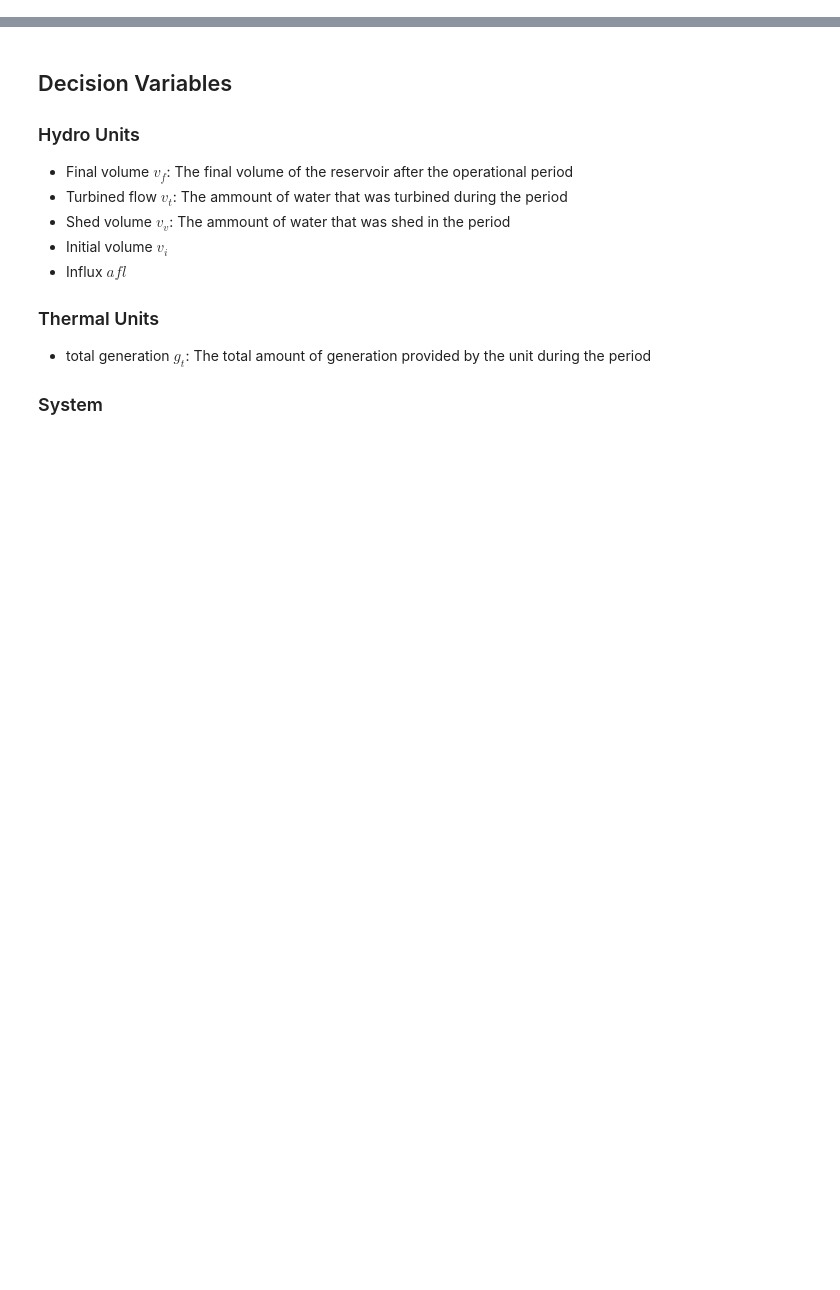
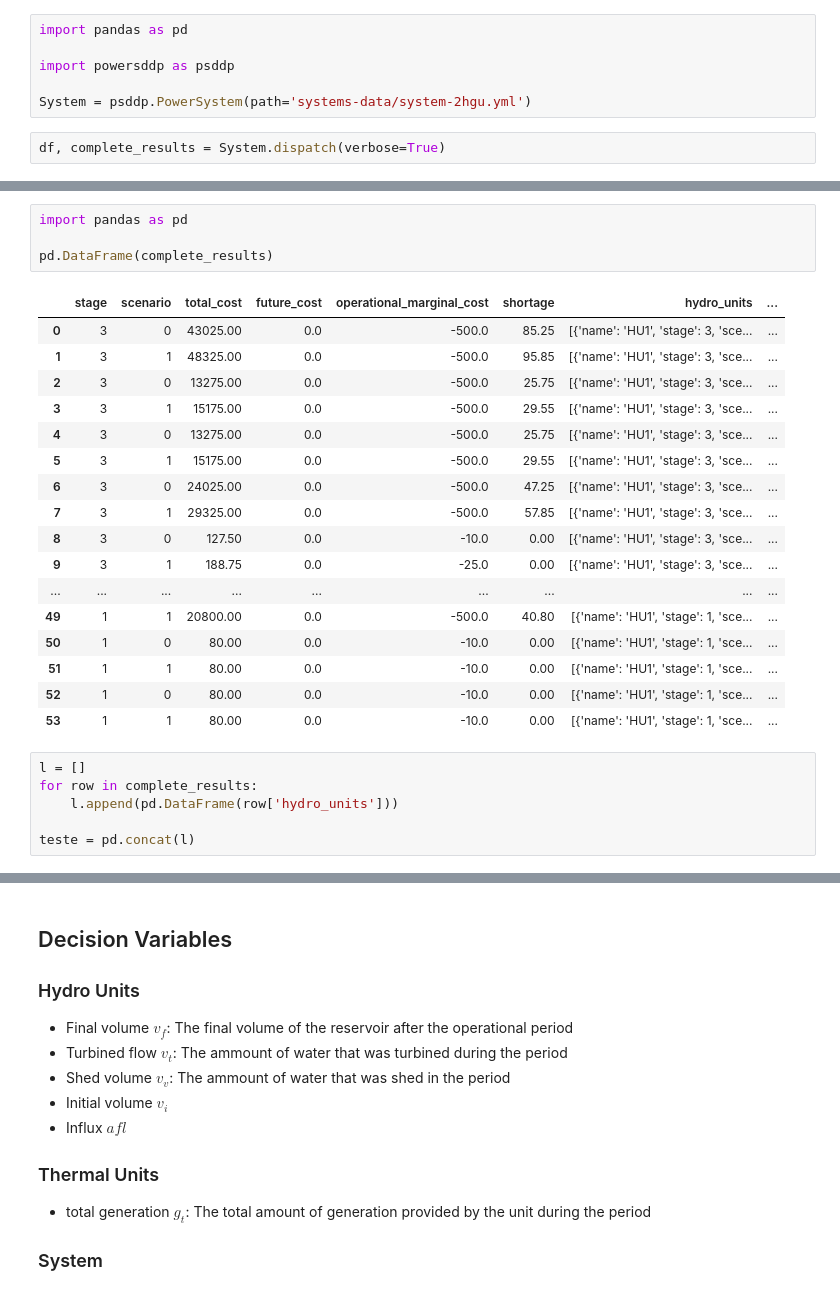
Before and after one commit to ettoreaquino/powersddp, a Jupyter notebook: Notebook.ipynb, the cells around one changed output, grey strips where cells are left out. Cells and saved outputs as stored; diff of their text form; blank space fills up the shorter version.

```diff
--- a/Notebook.ipynb
+++ b/Notebook.ipynb
@@ -6,0 +1,8 @@ operation = TestSystem.dispatch(solver='ulp', scenario=1, plot=True)
+# %%
+import pandas as pd
+
+import powersddp as psddp
+
+System = psddp.PowerSystem(path='systems-data/system-2hgu.yml')
+# %%
+df, complete_results = System.dispatch(verbose=True)
@@ -6,0 +47,28 @@ operation = TestSystem.dispatch(solver='ulp', scenario=1, plot=True)
+# %%
+import pandas as pd
+
+pd.DataFrame(complete_results)
+# %% [output]
+|  | stage | scenario | total_cost | future_cost | operational_marginal_cost | shortage | hydro_units | ... |
+| 0 | 3 | 0 | 43025.00 | 0.0 | -500.0 | 85.25 | [{'name': 'HU1', 'stage': 3, 'sce... | ... |
+| 1 | 3 | 1 | 48325.00 | 0.0 | -500.0 | 95.85 | [{'name': 'HU1', 'stage': 3, 'sce... | ... |
+| 2 | 3 | 0 | 13275.00 | 0.0 | -500.0 | 25.75 | [{'name': 'HU1', 'stage': 3, 'sce... | ... |
+| 3 | 3 | 1 | 15175.00 | 0.0 | -500.0 | 29.55 | [{'name': 'HU1', 'stage': 3, 'sce... | ... |
+| 4 | 3 | 0 | 13275.00 | 0.0 | -500.0 | 25.75 | [{'name': 'HU1', 'stage': 3, 'sce... | ... |
+| 5 | 3 | 1 | 15175.00 | 0.0 | -500.0 | 29.55 | [{'name': 'HU1', 'stage': 3, 'sce... | ... |
+| 6 | 3 | 0 | 24025.00 | 0.0 | -500.0 | 47.25 | [{'name': 'HU1', 'stage': 3, 'sce... | ... |
+| 7 | 3 | 1 | 29325.00 | 0.0 | -500.0 | 57.85 | [{'name': 'HU1', 'stage': 3, 'sce... | ... |
+| 8 | 3 | 0 | 127.50 | 0.0 | -10.0 | 0.00 | [{'name': 'HU1', 'stage': 3, 'sce... | ... |
+| 9 | 3 | 1 | 188.75 | 0.0 | -25.0 | 0.00 | [{'name': 'HU1', 'stage': 3, 'sce... | ... |
+| ... | ... | ... | ... | ... | ... | ... | ... | ... |
+| 49 | 1 | 1 | 20800.00 | 0.0 | -500.0 | 40.80 | [{'name': 'HU1', 'stage': 1, 'sce... | ... |
+| 50 | 1 | 0 | 80.00 | 0.0 | -10.0 | 0.00 | [{'name': 'HU1', 'stage': 1, 'sce... | ... |
+| 51 | 1 | 1 | 80.00 | 0.0 | -10.0 | 0.00 | [{'name': 'HU1', 'stage': 1, 'sce... | ... |
+| 52 | 1 | 0 | 80.00 | 0.0 | -10.0 | 0.00 | [{'name': 'HU1', 'stage': 1, 'sce... | ... |
+| 53 | 1 | 1 | 80.00 | 0.0 | -10.0 | 0.00 | [{'name': 'HU1', 'stage': 1, 'sce... | ... |
+# %%
+l = []
+for row in complete_results:
+    l.append(pd.DataFrame(row['hydro_units']))
+
+teste = pd.concat(l)
```
Also changed, not shown: parts of 8 cells of this notebook, 23 other files.
